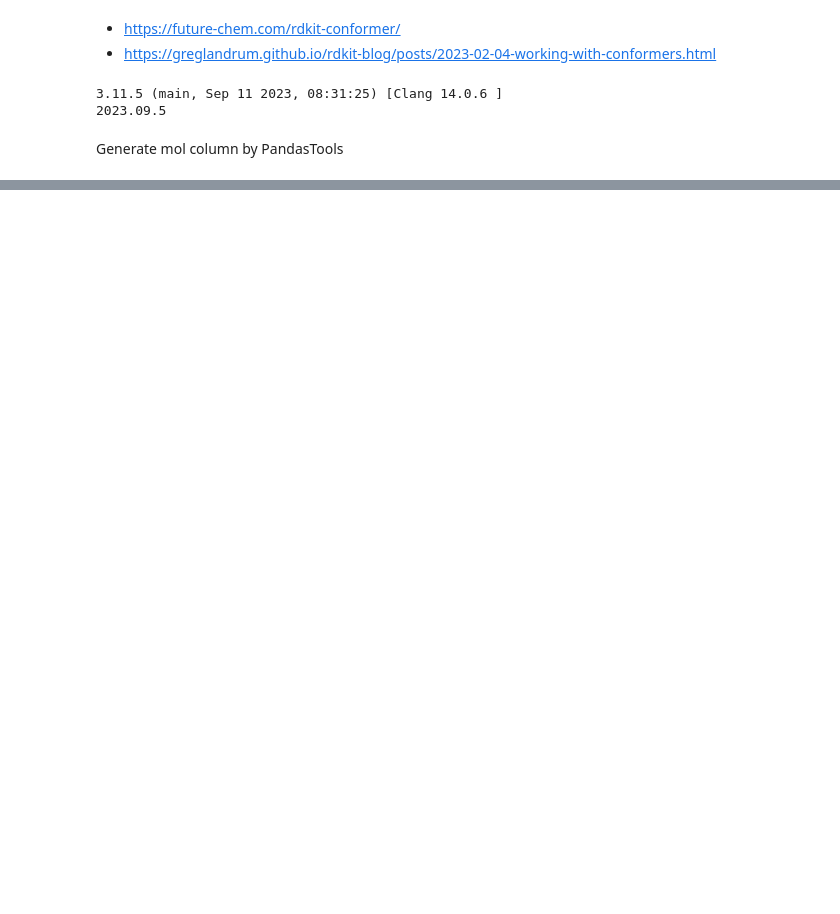
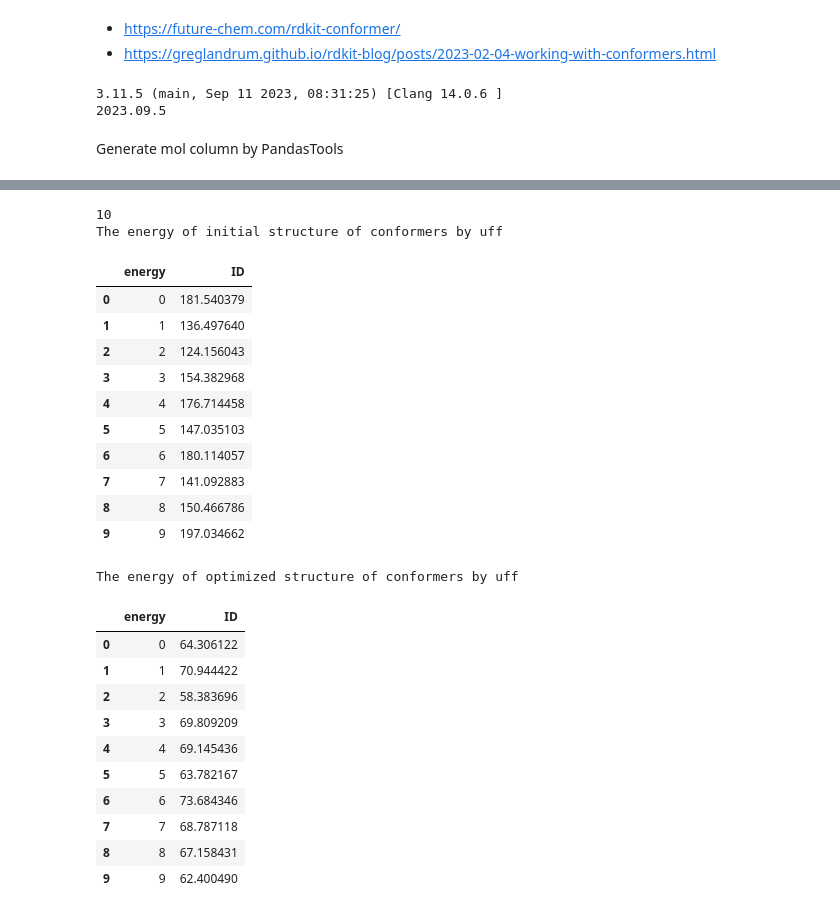
Before and after one commit to uentinnlea/MI_tool, a Jupyter notebook: RDKit/comformer_generation.ipynb, the cells around one changed output, grey strips where cells are left out. Cells and saved outputs as stored; diff of their text form; code cells hidden in the pictures; blank space fills up the shorter version.

```diff
--- a/RDKit/comformer_generation.ipynb
+++ b/RDKit/comformer_generation.ipynb
@@ -98,0 +90,64 @@ df.describe().round(2)
+# %%
+"""The energy difference of MULTIPLE conformers."""
+
+m = df.mols[0]
+
+def eval_optimization(m, ff):
+    m_h = Chem.AddHs(m)
+
+    cids = AllChem.EmbedMultipleConfs(m_h, numConfs=10, randomSeed=1234, pruneRmsThresh=0.1, numThreads=0)
+    print(m_h.GetNumConformers())
+
+    # Calculate initial energy
+    initial_energy = []
+    optimized_energy = []
+
+    if ff == 'uff':
+        for cid in cids:
+            uff = AllChem.UFFGetMoleculeForceField(m_h, confId=cid)
+            initial_energy.append((cid, uff.CalcEnergy()))
+            uff.Minimize()
+            optimized_energy.append((cid, uff.CalcEnergy()))
+    if ff == 'mmff':
+        prop = AllChem.MMFFGetMoleculeProperties(m_h)
+        for cid in cids:
+            mmff = AllChem.MMFFGetMoleculeForceField(m_h, prop, confId=cid)
+            initial_energy.append((cid, mmff.CalcEnergy()))
+            mmff.Minimize()
+            optimized_energy.append((cid, mmff.CalcEnergy()))
+
+    ini_df = pd.DataFrame(initial_energy, columns=["energy", "ID"])
+    opt_df = pd.DataFrame(optimized_energy, columns=["energy", "ID"])
+    print(f"The energy of initial structure of conformers by {ff}")
+    display(ini_df)
+    print("")
+    print(f"The energy of optimized structure of conformers by {ff}")
+    display(opt_df)
+# %%
+eval_optimization(m, 'uff')
+# %% [output]
+10
+The energy of initial structure of conformers by uff
+|  | energy | ID |
+| 0 | 0 | 181.540379 |
+| 1 | 1 | 136.497640 |
+| 2 | 2 | 124.156043 |
+| 3 | 3 | 154.382968 |
+| 4 | 4 | 176.714458 |
+| 5 | 5 | 147.035103 |
+| 6 | 6 | 180.114057 |
+| 7 | 7 | 141.092883 |
+| 8 | 8 | 150.466786 |
+| 9 | 9 | 197.034662 |
+The energy of optimized structure of conformers by uff
+|  | energy | ID |
+| 0 | 0 | 64.306122 |
+| 1 | 1 | 70.944422 |
+| 2 | 2 | 58.383696 |
+| 3 | 3 | 69.809209 |
+| 4 | 4 | 69.145436 |
+| 5 | 5 | 63.782167 |
+| 6 | 6 | 73.684346 |
+| 7 | 7 | 68.787118 |
+| 8 | 8 | 67.158431 |
+| 9 | 9 | 62.400490 |
```
Also changed, not shown: parts of 9 cells of this notebook, 2 other files.
